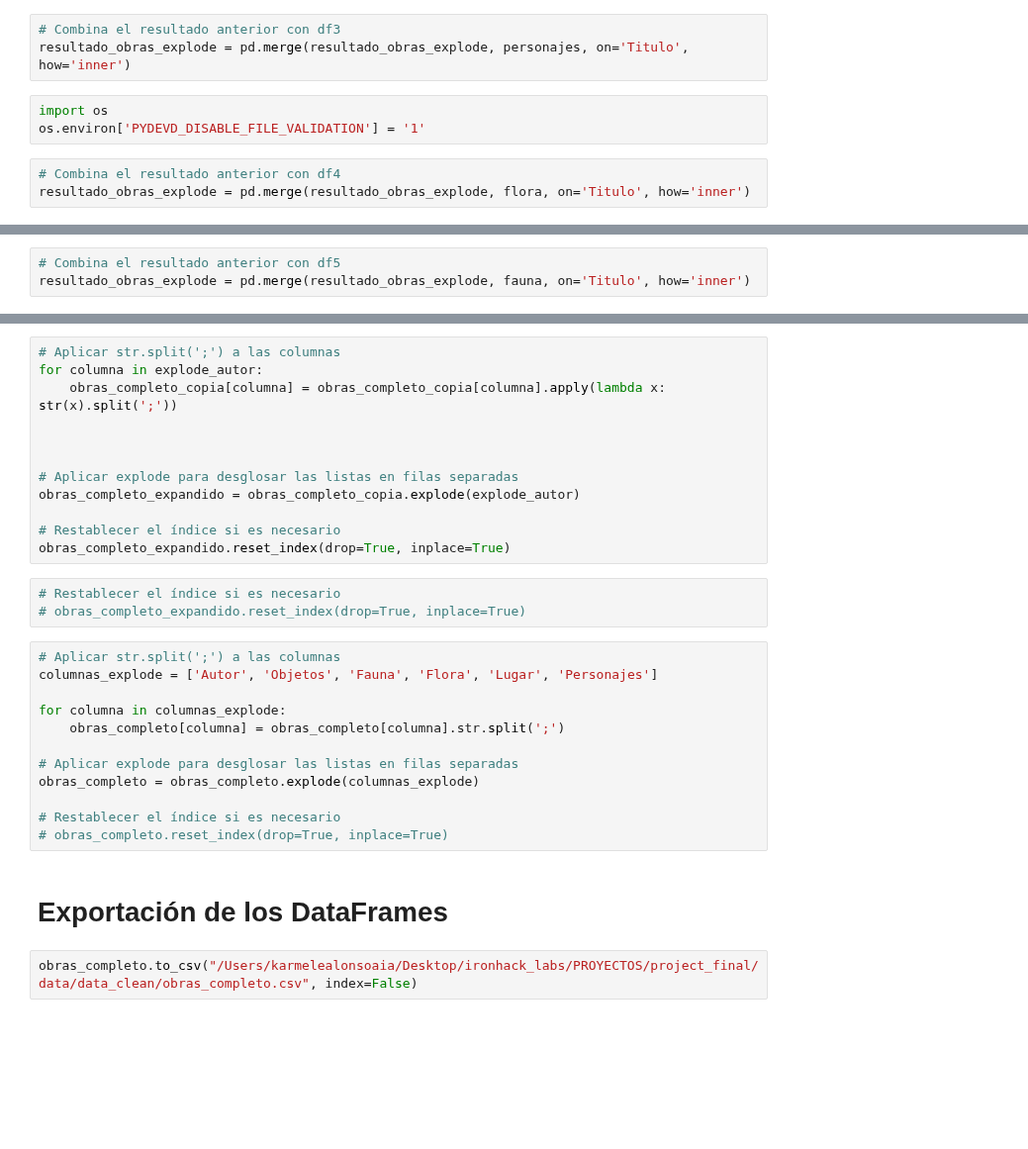
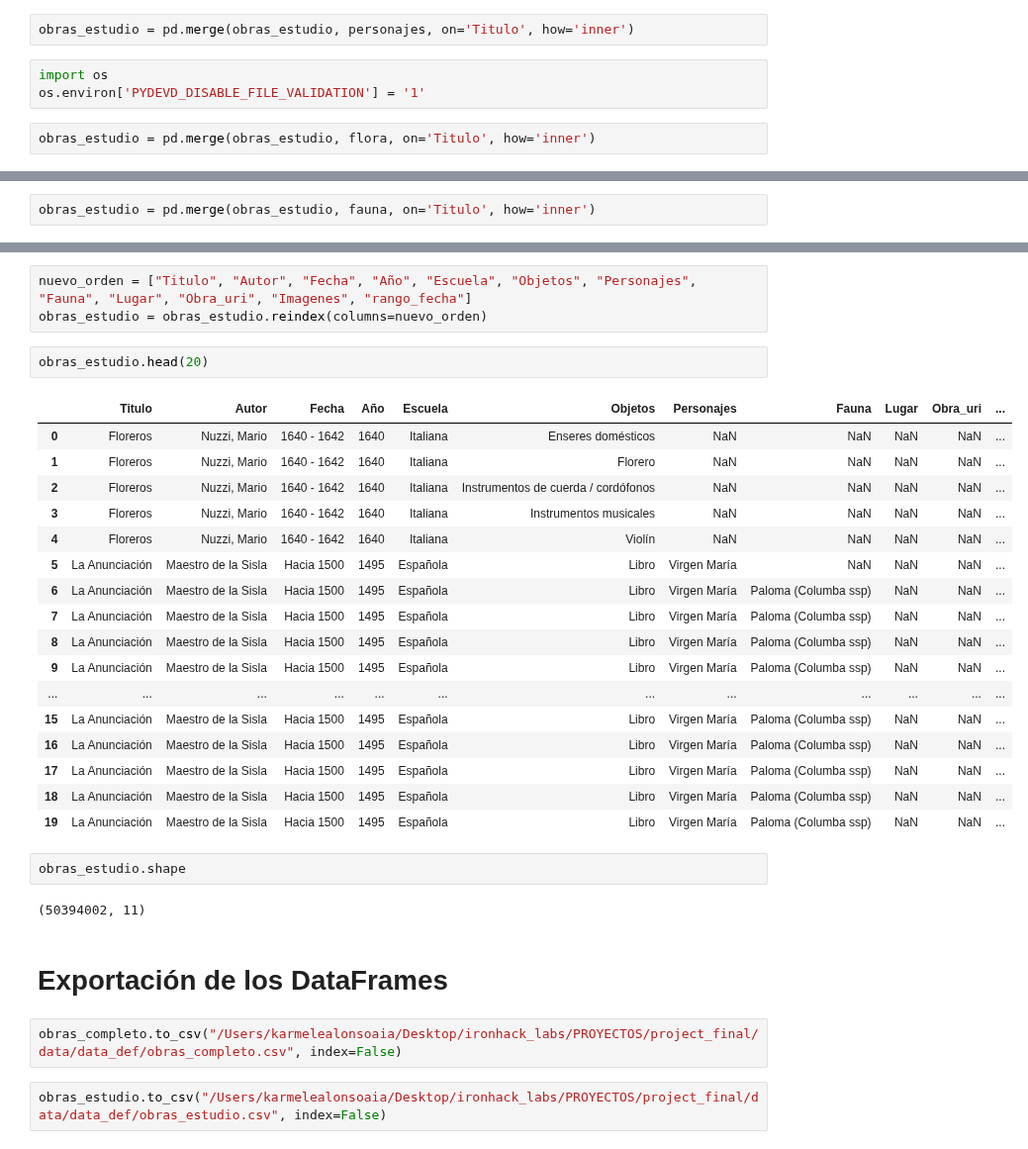
Before and after one commit to karmelealonso/project_final, a Jupyter notebook: notebooks/limpieza_obras.ipynb, the cells around one changed output, grey strips where cells are left out. Shown at 99% size. Cells and saved outputs as stored; diff of their text form; blank space fills up the shorter version.

```diff
--- a/notebooks/limpieza_obras.ipynb
+++ b/notebooks/limpieza_obras.ipynb
@@ -528,10 +515,8 @@ resultado_obras_explode = pd.merge(obras, objetos, on='Titulo', how='inner')
 # %%
-# Combina el resultado anterior con df3
-resultado_obras_explode = pd.merge(resultado_obras_explode, personajes, on='Titulo', how='inner')
+obras_estudio = pd.merge(obras_estudio, personajes, on='Titulo', how='inner')
 # %%
 import os
 os.environ['PYDEVD_DISABLE_FILE_VALIDATION'] = '1'
 # %%
-# Combina el resultado anterior con df4
-resultado_obras_explode = pd.merge(resultado_obras_explode, flora, on='Titulo', how='inner')
+obras_estudio = pd.merge(obras_estudio, flora, on='Titulo', how='inner')
 # %% [output]
@@ -539,3 +524,2 @@ Error:
 # %%
-# Combina el resultado anterior con df5
-resultado_obras_explode = pd.merge(resultado_obras_explode, fauna, on='Titulo', how='inner')
+obras_estudio = pd.merge(obras_estudio, fauna, on='Titulo', how='inner')
@@ -552,31 +526,33 @@ obras_completo_copia = obras_completo.copy()
-# %%
-# Aplicar str.split(';') a las columnas
-for columna in explode_autor:
-    obras_completo_copia[columna] = obras_completo_copia[columna].apply(lambda x: str(x).split(';'))
-
-
-
-# Aplicar explode para desglosar las listas en filas separadas
-obras_completo_expandido = obras_completo_copia.explode(explode_autor)
-
-# Restablecer el índice si es necesario
-obras_completo_expandido.reset_index(drop=True, inplace=True)
-# %%
-# Restablecer el índice si es necesario
-# obras_completo_expandido.reset_index(drop=True, inplace=True)
-# %%
-# Aplicar str.split(';') a las columnas
-columnas_explode = ['Autor', 'Objetos', 'Fauna', 'Flora', 'Lugar', 'Personajes']
-
-for columna in columnas_explode:
-    obras_completo[columna] = obras_completo[columna].str.split(';')
-
-# Aplicar explode para desglosar las listas en filas separadas
-obras_completo = obras_completo.explode(columnas_explode)
-
-# Restablecer el índice si es necesario
-# obras_completo.reset_index(drop=True, inplace=True)
-# %% [markdown]
-# Exportación de los DataFrames
+# %%
+nuevo_orden = ["Titulo", "Autor", "Fecha", "Año", "Escuela", "Objetos", "Personajes", "Fauna", "Lugar", "Obra_uri", "Imagenes", "rango_fecha"]
+obras_estudio = obras_estudio.reindex(columns=nuevo_orden)
+# %%
+obras_estudio.head(20)
+# %% [output]
+|  | Titulo | Autor | Fecha | Año | Escuela | Objetos | Personajes | Fauna | Lugar | Obra_uri | ... |
+| 0 | Floreros | Nuzzi, Mario | 1640 - 1642 | 1640 | Italiana | Enseres domésticos | NaN | NaN | NaN | NaN | ... |
+| 1 | Floreros | Nuzzi, Mario | 1640 - 1642 | 1640 | Italiana | Florero | NaN | NaN | NaN | NaN | ... |
+| 2 | Floreros | Nuzzi, Mario | 1640 - 1642 | 1640 | Italiana | Instrumentos de cuerda / cordófonos | NaN | NaN | NaN | NaN | ... |
+| 3 | Floreros | Nuzzi, Mario | 1640 - 1642 | 1640 | Italiana | Instrumentos musicales | NaN | NaN | NaN | NaN | ... |
+| 4 | Floreros | Nuzzi, Mario | 1640 - 1642 | 1640 | Italiana | Violín | NaN | NaN | NaN | NaN | ... |
+| 5 | La Anunciación | Maestro de la Sisla | Hacia 1500 | 1495 | Española | Libro | Virgen María | NaN | NaN | NaN | ... |
+| 6 | La Anunciación | Maestro de la Sisla | Hacia 1500 | 1495 | Española | Libro | Virgen María | Paloma (Columba ssp) | NaN | NaN | ... |
+| 7 | La Anunciación | Maestro de la Sisla | Hacia 1500 | 1495 | Española | Libro | Virgen María | Paloma (Columba ssp) | NaN | NaN | ... |
+| 8 | La Anunciación | Maestro de la Sisla | Hacia 1500 | 1495 | Española | Libro | Virgen María | Paloma (Columba ssp) | NaN | NaN | ... |
+| 9 | La Anunciación | Maestro de la Sisla | Hacia 1500 | 1495 | Española | Libro | Virgen María | Paloma (Columba ssp) | NaN | NaN | ... |
+| ... | ... | ... | ... | ... | ... | ... | ... | ... | ... | ... | ... |
+| 15 | La Anunciación | Maestro de la Sisla | Hacia 1500 | 1495 | Española | Libro | Virgen María | Paloma (Columba ssp) | NaN | NaN | ... |
+| 16 | La Anunciación | Maestro de la Sisla | Hacia 1500 | 1495 | Española | Libro | Virgen María | Paloma (Columba ssp) | NaN | NaN | ... |
+| 17 | La Anunciación | Maestro de la Sisla | Hacia 1500 | 1495 | Española | Libro | Virgen María | Paloma (Columba ssp) | NaN | NaN | ... |
+| 18 | La Anunciación | Maestro de la Sisla | Hacia 1500 | 1495 | Española | Libro | Virgen María | Paloma (Columba ssp) | NaN | NaN | ... |
+| 19 | La Anunciación | Maestro de la Sisla | Hacia 1500 | 1495 | Española | Libro | Virgen María | Paloma (Columba ssp) | NaN | NaN | ... |
+# %%
+obras_estudio.shape
+# %% [output]
+(50394002, 11)
+# %% [markdown]
+# Exportación de los DataFrames
 # %%
-obras_completo.to_csv("/Users/karmelealonsoaia/Desktop/ironhack_labs/PROYECTOS/project_final/data/data_clean/obras_completo.csv", index=False)
+obras_completo.to_csv("/Users/karmelealonsoaia/Desktop/ironhack_labs/PROYECTOS/project_final/data/data_def/obras_completo.csv", index=False)
+# %%
+obras_estudio.to_csv("/Users/karmelealonsoaia/Desktop/ironhack_labs/PROYECTOS/project_final/data/data_def/obras_estudio.csv", index=False)
```
Also changed, not shown: parts of 11 cells of this notebook, 28 other files.
